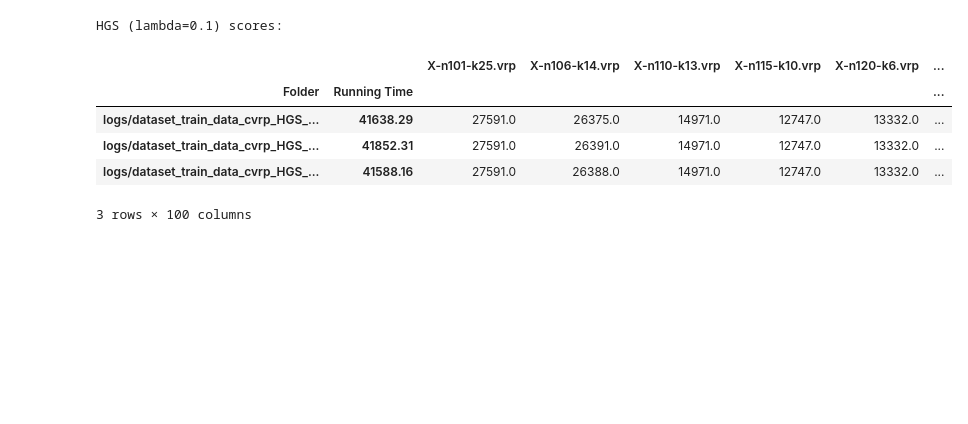
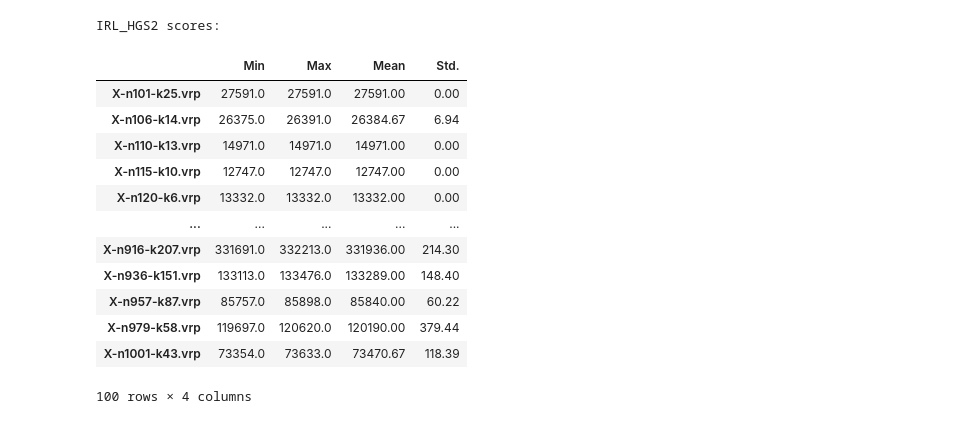
Before and after one commit to vietbtx/VRPpp, a Jupyter notebook: experiments_CVRP.ipynb, the cells around one changed output. Drawn from its saved outputs; the diff is of its cells as text; code cells hidden in the pictures; blank space fills up the shorter version.

```diff
--- a/experiments_CVRP.ipynb
+++ b/experiments_CVRP.ipynb
@@ -8,14 +29,23 @@ from vns_baselines import VNS_CVRP, VNS_CVRP_KEYS
 # %%
-print("HGS (lambda=0.1) scores:")
-vrp_hgs_df = load_all_scores("logs/dataset_train_data_cvrp_HGS_0.1", range(1, 4), VNS_CVRP_KEYS)
-vrp_hgs_best_score = vrp_hgs_df.applymap(lambda x: min(x))
-vrp_hgs_best_score.round(2)
+print("IRL_HGS2 scores:")
+irl_hgs_2_df = load_all_scores("logs/dataset_train_data_cvrp_HGS_0.1", range(1, 4), VNS_CVRP_KEYS)
+irl_hgs_2_best_score = irl_hgs_2_df.applymap(lambda x: min(x))
+irl_hgs_2_overall = irl_hgs_2_best_score.apply(lambda x: [min(x), max(x), np.mean(x), np.std(x)])
+irl_hgs_2_overall.index = ["Min", "Max", "Mean", "Std."]
+irl_hgs_2_overall.T.round(2)
 # %% [output]
-HGS (lambda=0.1) scores:
+IRL_HGS2 scores:
-|  |  | X-n101-k25.vrp | X-n106-k14.vrp | X-n110-k13.vrp | X-n115-k10.vrp | X-n120-k6.vrp | ... |
-| Folder | Running Time |  |  |  |  |  | ... |
-| logs/dataset_train_data_cvrp_HGS_... | 41638.29 | 27591.0 | 26375.0 | 14971.0 | 12747.0 | 13332.0 | ... |
-| logs/dataset_train_data_cvrp_HGS_... | 41852.31 | 27591.0 | 26391.0 | 14971.0 | 12747.0 | 13332.0 | ... |
-| logs/dataset_train_data_cvrp_HGS_... | 41588.16 | 27591.0 | 26388.0 | 14971.0 | 12747.0 | 13332.0 | ... |
+|  | Min | Max | Mean | Std. |
+| X-n101-k25.vrp | 27591.0 | 27591.0 | 27591.00 | 0.00 |
+| X-n106-k14.vrp | 26375.0 | 26391.0 | 26384.67 | 6.94 |
+| X-n110-k13.vrp | 14971.0 | 14971.0 | 14971.00 | 0.00 |
+| X-n115-k10.vrp | 12747.0 | 12747.0 | 12747.00 | 0.00 |
+| X-n120-k6.vrp | 13332.0 | 13332.0 | 13332.00 | 0.00 |
+| ... | ... | ... | ... | ... |
+| X-n916-k207.vrp | 331691.0 | 332213.0 | 331936.00 | 214.30 |
+| X-n936-k151.vrp | 133113.0 | 133476.0 | 133289.00 | 148.40 |
+| X-n957-k87.vrp | 85757.0 | 85898.0 | 85840.00 | 60.22 |
+| X-n979-k58.vrp | 119697.0 | 120620.0 | 120190.00 | 379.44 |
+| X-n1001-k43.vrp | 73354.0 | 73633.0 | 73470.67 | 118.39 |
-3 rows × 100 columns
+100 rows × 4 columns
 # %%
```
Also changed, not shown: parts of 19 cells of this notebook, 3 other files.
